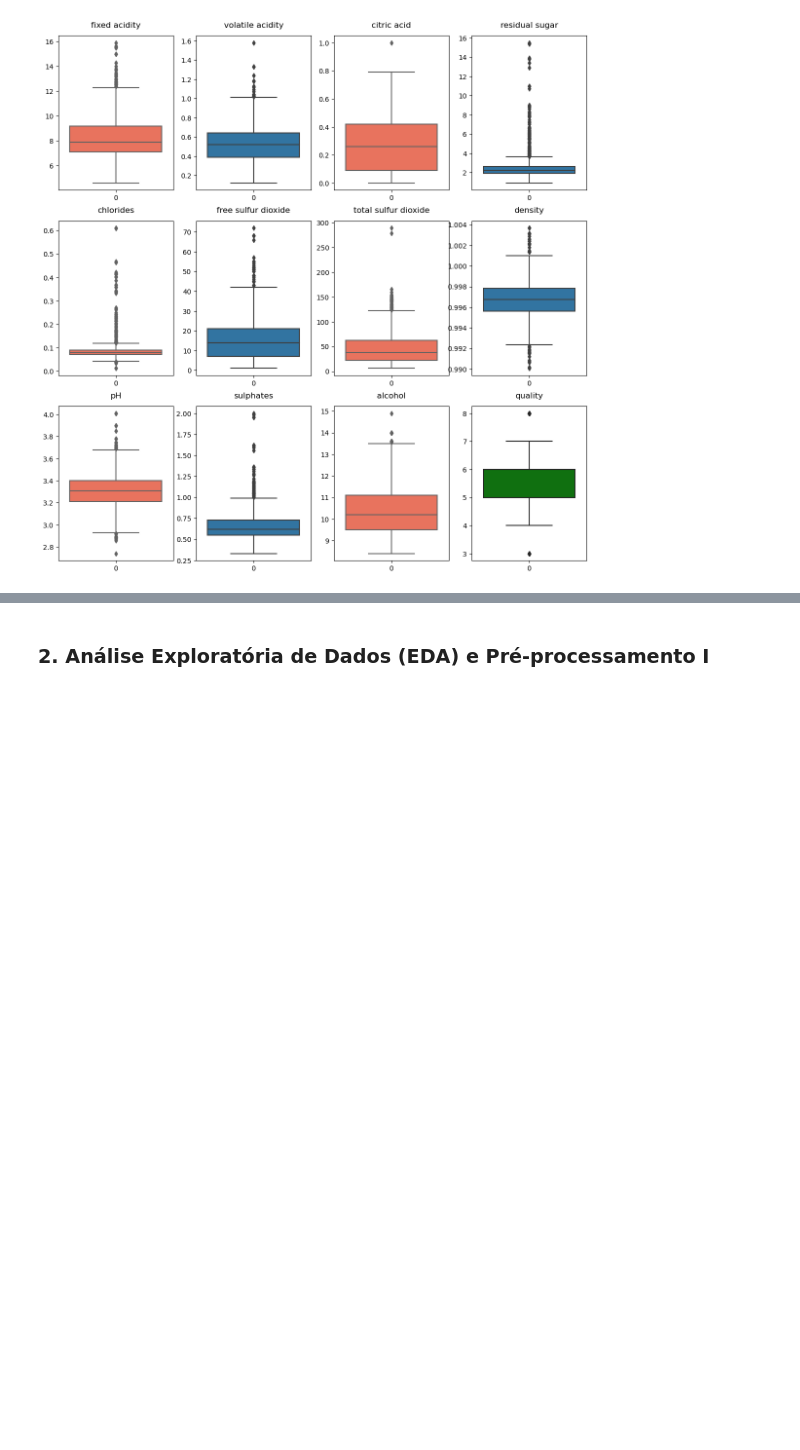
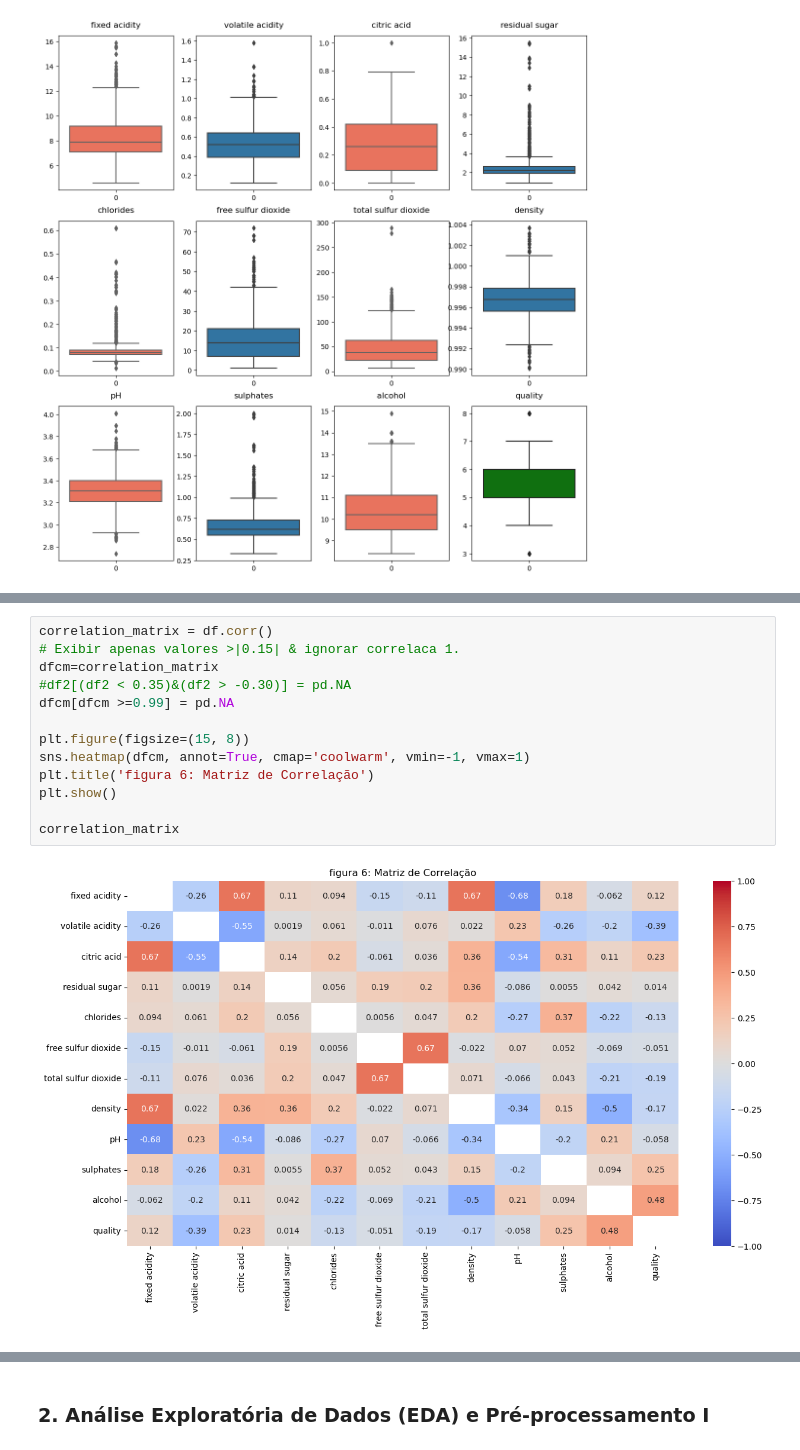
Before and after one commit to albertoakel/EBAC, a Jupyter notebook: notebook/Atividade_modulo32_Random_Florest_Albertoakel.ipynb, the cells around one changed output, grey strips where cells are left out. Drawn from its saved outputs; the diff is of its cells as text; blank space fills up the shorter version.

```diff
--- a/notebook/Atividade_modulo32_Random_Florest_Albertoakel.ipynb
+++ b/notebook/Atividade_modulo32_Random_Florest_Albertoakel.ipynb
@@ -233,0 +262,15 @@ plt.tight_layout()
+# %%
+correlation_matrix = df.corr()
+# Exibir apenas valores >|0.15| & ignorar correlaca 1.
+dfcm=correlation_matrix
+#df2[(df2 < 0.35)&(df2 > -0.30)] = pd.NA
+dfcm[dfcm >=0.99] = pd.NA
+
+plt.figure(figsize=(15, 8))
+sns.heatmap(dfcm, annot=True, cmap='coolwarm', vmin=-1, vmax=1)
+plt.title('figura 6: Matriz de Correlação')
+plt.show()
+
+correlation_matrix
+# %% [output]
+[figure, added]
```
Also changed, not shown: parts of 7 cells of this notebook, 11 other files.
